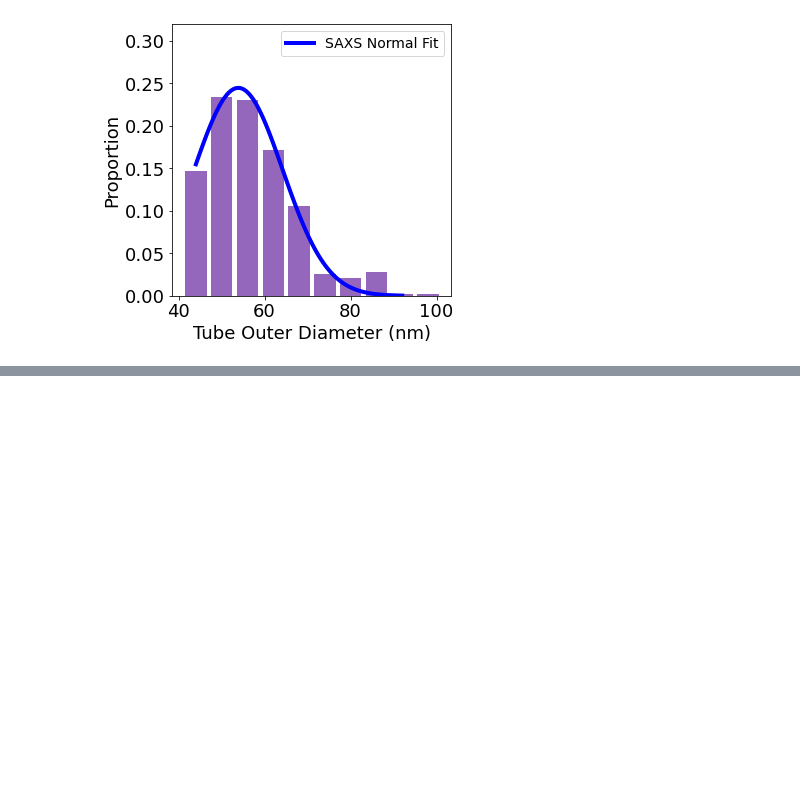
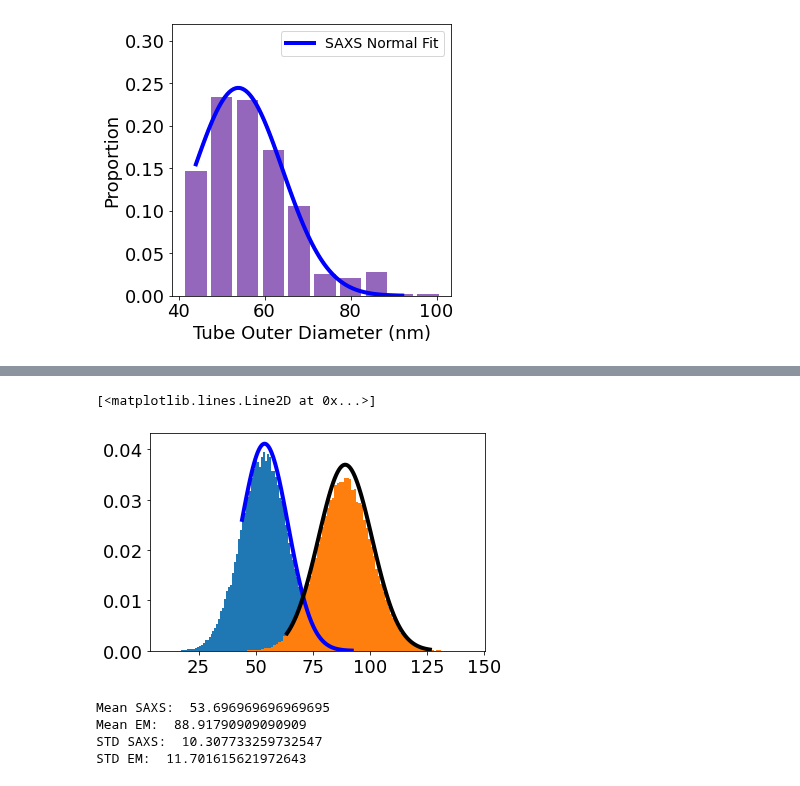
Before and after one commit to pozzo-research-group/MC-DFM, a Jupyter notebook: Notebooks/RhuA Tubes Plotting.ipynb, the cells around one changed output, grey strips where cells are left out. Cells and saved outputs as stored; diff of their text form; code cells hidden in the pictures; blank space fills up the shorter version.

```diff
--- a/Notebooks/RhuA Tubes Plotting.ipynb
+++ b/Notebooks/RhuA Tubes Plotting.ipynb
@@ -176,0 +180,22 @@ Text(0.5, 0, 'Tube Outer Diameter (nm)')
+# %%
+mean_saxs = x_sizes[np.argmax(normal_fit)]
+mean_em = x_sizes_em[np.argmax(normal_fit_em)]
+normal_test = np.random.normal(mean_saxs, popt[-1], 100000)
+normal_test_em = np.random.normal(mean_em, popt_em[-1], 100000)
+plt.hist(normal_test, density=True, bins=100)
+plt.hist(normal_test_em, density=True, bins=100)
+plt.plot(x_sizes, normal_fit/25, linewidth = 4, color = 'blue', label = 'SAXS Normal Fit')
+plt.plot(x_sizes_em, normal_fit_em/25, linewidth = 4, color = 'black', label = 'SAXS Normal Fit')
+# %% [output]
+[<matplotlib.lines.Line2D at 0x...>]
+[figure, added]
+# %%
+print('Mean SAXS: ', mean_saxs)
+print('Mean EM: ', mean_em)
+print('STD SAXS: ', popt[-1])
+print('STD EM: ', popt_em[-1])
+# %% [output]
+Mean SAXS:  53.696969696969695
+Mean EM:  88.91790909090909
+STD SAXS:  10.307733259732547
+STD EM:  11.701615621972643
```
Also changed, not shown: parts of 8 cells of this notebook.
